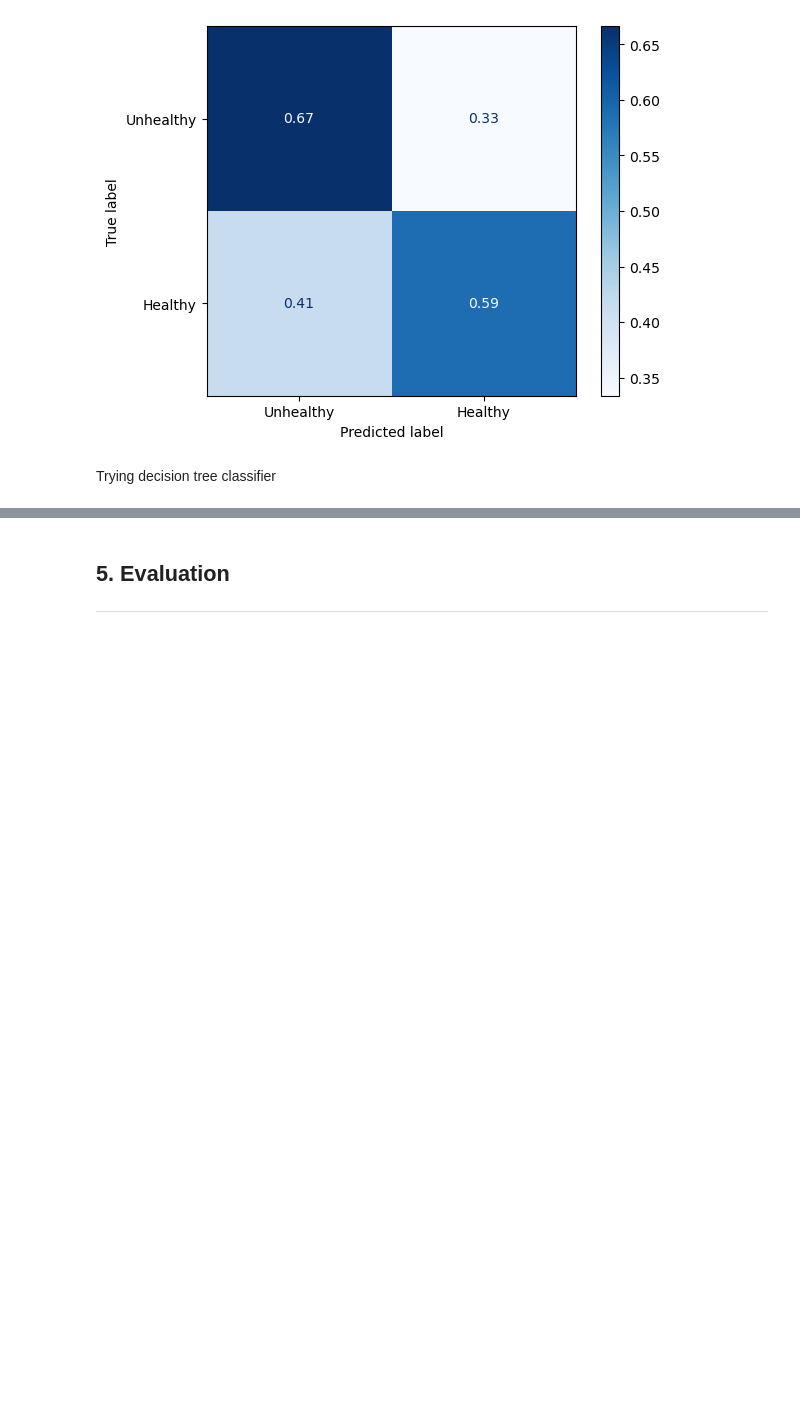
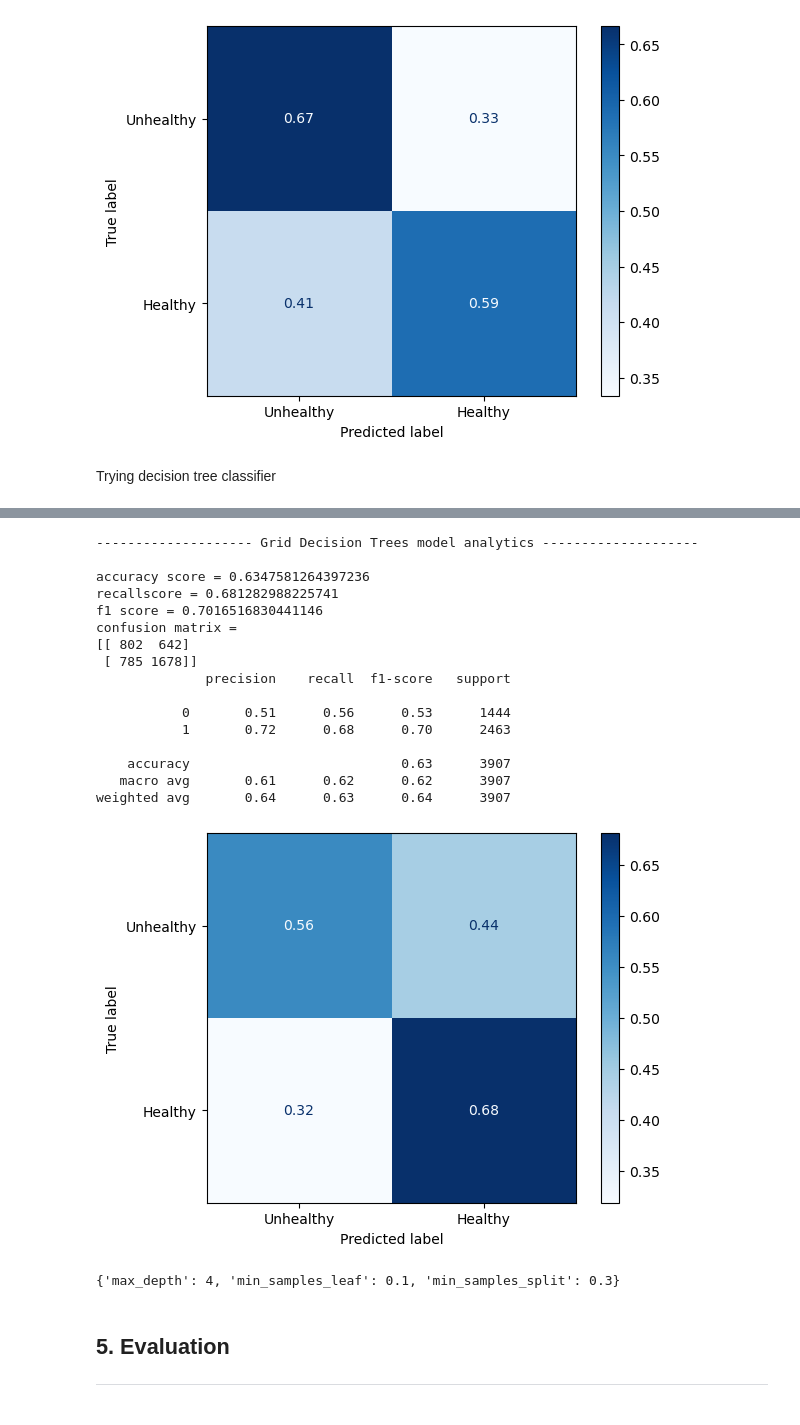
Before and after one commit to Benbellah-Owino/capstone-group3-karu, a Jupyter notebook: notebooks/ben.ipynb, the cells around one changed output, grey strips where cells are left out. Cells and saved outputs as stored; diff of their text form; code cells hidden in the pictures; blank space fills up the shorter version.

Commit message:
Tuned the decision tree

```diff
--- a/notebooks/ben.ipynb
+++ b/notebooks/ben.ipynb
@@ -449,2 +468,41 @@ weighted avg       0.58      0.59      0.58      3907
+# %%
+dt_param_grid = {
+    'max_depth': [ 4, 5, 6, 8, 10, 15],
+    'min_samples_split': [0.15,0.25, 0.3,0.4, 0.45, 0.5],
+    'min_samples_leaf': [0.05, 0.1, 0.2, 0.3, 0.4, 0.5,0.6, 0.7, 0.8,1]
+}
+grid_dt = GridSearchCV(
+    DecisionTreeClassifier(class_weight="balanced"),
+    dt_param_grid,
+    #scoring=recall_unhealthy,
+    cv=5,
+    n_jobs=-1
+)
+
+grid_dt.fit(X, y)
+
+analyze_model("Grid Decision Trees", grid_dt)
+# %% [output]
+-------------------- Grid Decision Trees model analytics --------------------
+
+accuracy score = 0.6347581264397236
+recallscore = 0.681282988225741
+f1 score = 0.7016516830441146
+confusion matrix =
+[[ 802  642]
+ [ 785 1678]]
+              precision    recall  f1-score   support
+
+           0       0.51      0.56      0.53      1444
+           1       0.72      0.68      0.70      2463
+
+    accuracy                           0.63      3907
+   macro avg       0.61      0.62      0.62      3907
+weighted avg       0.64      0.63      0.64      3907
+[figure, added]
+# %%
+grid_dt.best_params_
+# %% [output]
+{'max_depth': 4, 'min_samples_leaf': 0.1, 'min_samples_split': 0.3}
 # %% [markdown]
 ## **5. Evaluation**<hr>
```
Also changed, not shown: parts of 6 cells of this notebook.
